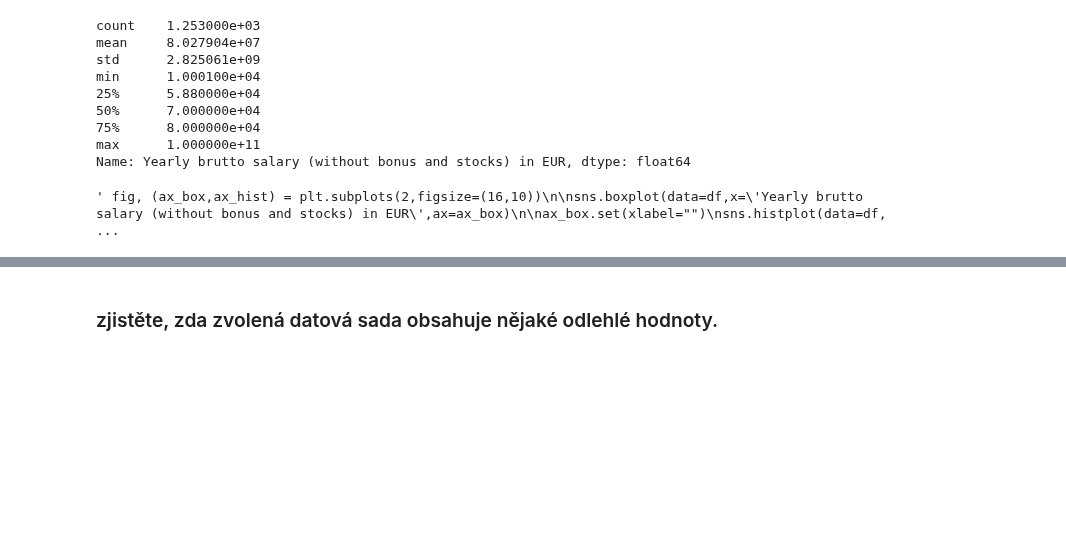
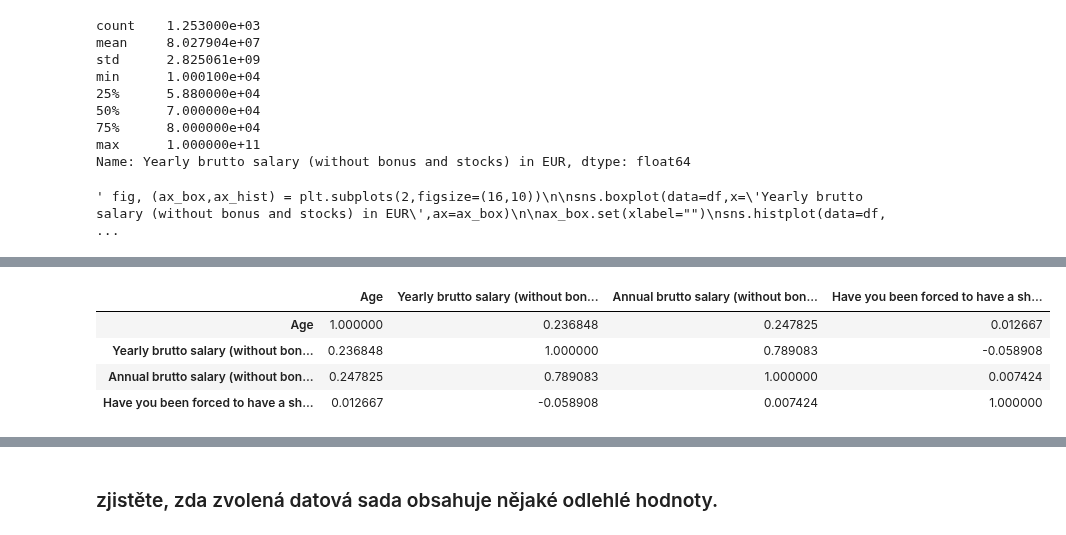
Before and after one commit to MatejMistik/upa-p2-data-analysis, a Jupyter notebook: main.ipynb, the cells around one changed output, grey strips where cells are left out. Saved outputs shown, nothing was run; the diff lists cells and outputs as text; code cells hidden in the pictures; blank space fills up the shorter version.

```diff
--- a/main.ipynb
+++ b/main.ipynb
@@ -316,0 +328,8 @@ sns.histplot(data=df,x='Yearly brutto salary (without bonus and stocks) in EUR',
+# %%
+df.corr(method='kendall')
+# %% [output]
+|  | Age | Yearly brutto salary (without bon... | Annual brutto salary (without bon... | Have you been forced to have a sh... |
+| Age | 1.000000 | 0.236848 | 0.247825 | 0.012667 |
+| Yearly brutto salary (without bon... | 0.236848 | 1.000000 | 0.789083 | -0.058908 |
+| Annual brutto salary (without bon... | 0.247825 | 0.789083 | 1.000000 | 0.007424 |
+| Have you been forced to have a sh... | 0.012667 | -0.058908 | 0.007424 | 1.000000 |
```
Also changed, not shown: parts of 13 cells of this notebook, 1 other file.
